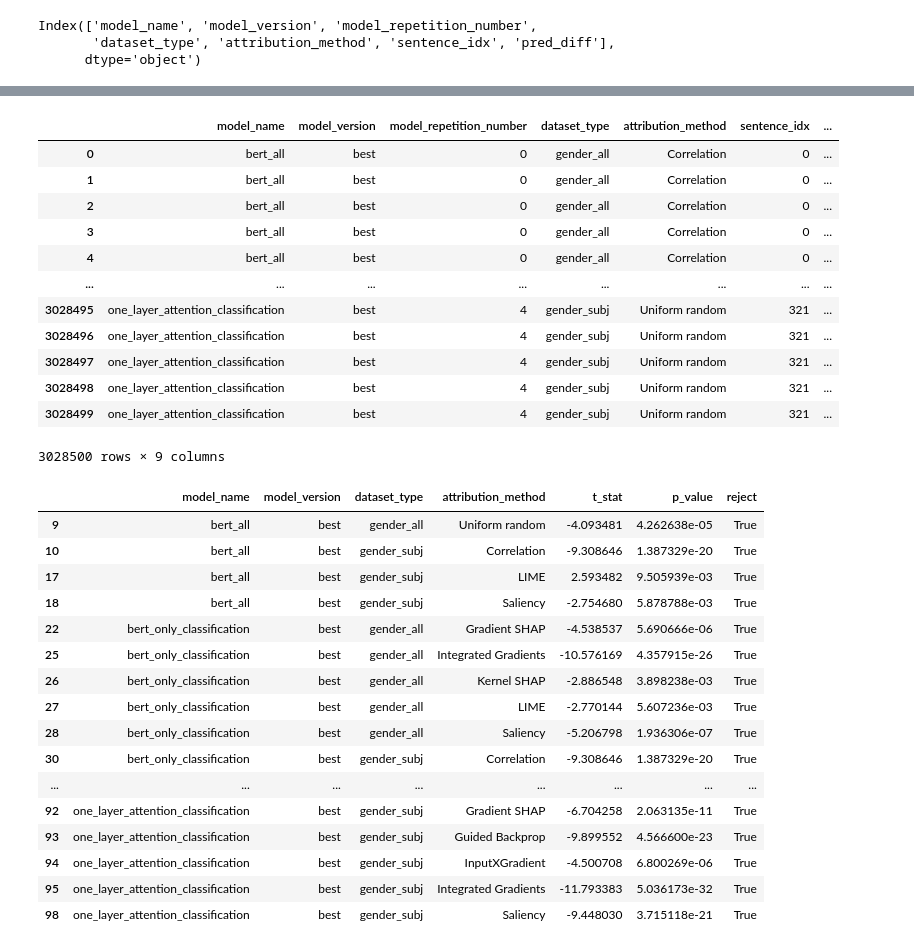
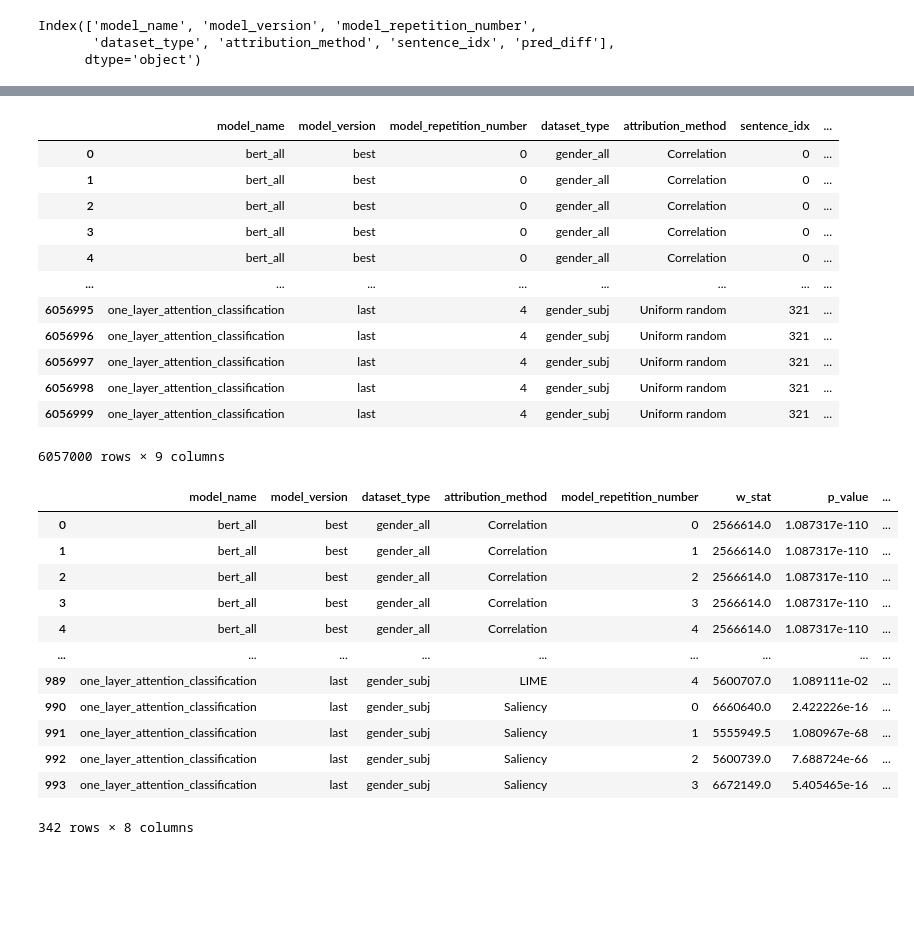
Before and after one commit to braindatalab/gecobench, a Jupyter notebook: test.ipynb, the cells around one changed output, grey strips where cells are left out. Saved outputs shown, nothing was run; the diff lists cells and outputs as text; code cells hidden in the pictures; blank space fills up the shorter version.

Commit message:
add wilcoxon test

```diff
--- a/test.ipynb
+++ b/test.ipynb
@@ -6,14 +6,12 @@ from evaluation.main import load_xai_results
 from utils import load_json_file
 import pandas as pd
 
-config_path = "/media/hjal/Samsung_T5/artifacts/xai-nlp-benchmark-2024-03-30-00-00-46/configs/sentiment_imdb_project_config.json"
+config_path = "/home/hjall/work/qai/xai/xai-nlp-benchmark/artifacts/xai-nlp-benchmark-2024-04-23-21-20-02/configs/sentiment_project_config.json"
 config = load_json_file(config_path)
 # %%
 xai_results = load_xai_results(config)
 # %%
-
 df = pd.DataFrame(xai_results)
-df["model_version"] = "best"
 df
 # %% [output]
 |  | model_name | model_version | model_repetition_number | dataset_type | target | attribution_method | sentence | ... |
@@ -183,61 +194,68 @@ attribution_diffs_df
 | 3 | bert_all | best | 0 | gender_all | Correlation | 0 | ... |
 | 4 | bert_all | best | 0 | gender_all | Correlation | 0 | ... |
 | ... | ... | ... | ... | ... | ... | ... | ... |
-| 3028495 | one_layer_attention_classification | best | 4 | gender_subj | Uniform random | 321 | ... |
-| 3028496 | one_layer_attention_classification | best | 4 | gender_subj | Uniform random | 321 | ... |
-| 3028497 | one_layer_attention_classification | best | 4 | gender_subj | Uniform random | 321 | ... |
-| 3028498 | one_layer_attention_classification | best | 4 | gender_subj | Uniform random | 321 | ... |
-| 3028499 | one_layer_attention_classification | best | 4 | gender_subj | Uniform random | 321 | ... |
+| 6056995 | one_layer_attention_classification | last | 4 | gender_subj | Uniform random | 321 | ... |
+| 6056996 | one_layer_attention_classification | last | 4 | gender_subj | Uniform random | 321 | ... |
+| 6056997 | one_layer_attention_classification | last | 4 | gender_subj | Uniform random | 321 | ... |
+| 6056998 | one_layer_attention_classification | last | 4 | gender_subj | Uniform random | 321 | ... |
+| 6056999 | one_layer_attention_classification | last | 4 | gender_subj | Uniform random | 321 | ... |
-3028500 rows × 9 columns
+6057000 rows × 9 columns
 # %%
 group_by = [
     'model_name',
     'model_version',
     'dataset_type',
     'attribution_method',
+	'model_repetition_number'
 ]
 
 cur_df = attribution_diffs_df
 # cur_df = attribution_diffs_gt_df
 cur_df = attribution_diffs_not_gt_df
 
 results = []
 for keys, group in cur_df.groupby(group_by):
     info = {key: value for key, value in zip(group_by, keys)}
     diff = group["attribution_diff"].values
 
-    mu = 0
-    t_stat, p_value = stats.ttest_1samp(diff, mu)
-
     alpha = 0.05
 
-    results.append(
-        {
-            **info,
-            "t_stat": t_stat,
-            "p_value": p_value,
-            "reject": p_value < alpha,
-        }
-    )
+    if test == "ttest":
+        mu = 0
+        t_stat, p_value = stats.ttest_1samp(diff, mu)
+        results.append(
+            {
+                **info,
+                "t_stat": t_stat,
+                "p_value": p_value,
+                "reject": p_value < alpha,
+            }
+        )
+    elif test == "wilcoxon":
+        w_stat, p_value = stats.wilcoxon(diff)
+        results.append(
+            {
+                **info,
+                "w_stat": w_stat,
+                "p_value": p_value,
+                "reject": p_value < alpha,
+            }
+        )
 
 results_df = pd.DataFrame(results)
 
 results_df[results_df["reject"]]
 # %% [output]
-|  | model_name | model_version | dataset_type | attribution_method | t_stat | p_value | reject |
-| 9 | bert_all | best | gender_all | Uniform random | -4.093481 | 4.262638e-05 | True |
-| 10 | bert_all | best | gender_subj | Correlation | -9.308646 | 1.387329e-20 | True |
-| 17 | bert_all | best | gender_subj | LIME | 2.593482 | 9.505939e-03 | True |
-| 18 | bert_all | best | gender_subj | Saliency | -2.754680 | 5.878788e-03 | True |
-| 22 | bert_only_classification | best | gender_all | Gradient SHAP | -4.538537 | 5.690666e-06 | True |
-| 25 | bert_only_classification | best | gender_all | Integrated Gradients | -10.576169 | 4.357915e-26 | True |
-| 26 | bert_only_classification | best | gender_all | Kernel SHAP | -2.886548 | 3.898238e-03 | True |
-| 27 | bert_only_classification | best | gender_all | LIME | -2.770144 | 5.607236e-03 | True |
-| 28 | bert_only_classification | best | gender_all | Saliency | -5.206798 | 1.936306e-07 | True |
-| 30 | bert_only_classification | best | gender_subj | Correlation | -9.308646 | 1.387329e-20 | True |
-| ... | ... | ... | ... | ... | ... | ... | ... |
-| 92 | one_layer_attention_classification | best | gender_subj | Gradient SHAP | -6.704258 | 2.063135e-11 | True |
-| 93 | one_layer_attention_classification | best | gender_subj | Guided Backprop | -9.899552 | 4.566600e-23 | True |
-| 94 | one_layer_attention_classification | best | gender_subj | InputXGradient | -4.500708 | 6.800269e-06 | True |
-| 95 | one_layer_attention_classification | best | gender_subj | Integrated Gradients | -11.793383 | 5.036173e-32 | True |
-| 98 | one_layer_attention_classification | best | gender_subj | Saliency | -9.448030 | 3.715118e-21 | True |
+|  | model_name | model_version | dataset_type | attribution_method | model_repetition_number | w_stat | p_value | ... |
+| 0 | bert_all | best | gender_all | Correlation | 0 | 2566614.0 | 1.087317e-110 | ... |
+| 1 | bert_all | best | gender_all | Correlation | 1 | 2566614.0 | 1.087317e-110 | ... |
+| 2 | bert_all | best | gender_all | Correlation | 2 | 2566614.0 | 1.087317e-110 | ... |
+| 3 | bert_all | best | gender_all | Correlation | 3 | 2566614.0 | 1.087317e-110 | ... |
+| 4 | bert_all | best | gender_all | Correlation | 4 | 2566614.0 | 1.087317e-110 | ... |
+| ... | ... | ... | ... | ... | ... | ... | ... | ... |
+| 989 | one_layer_attention_classification | last | gender_subj | LIME | 4 | 5600707.0 | 1.089111e-02 | ... |
+| 990 | one_layer_attention_classification | last | gender_subj | Saliency | 0 | 6660640.0 | 2.422226e-16 | ... |
+| 991 | one_layer_attention_classification | last | gender_subj | Saliency | 1 | 5555949.5 | 1.080967e-68 | ... |
+| 992 | one_layer_attention_classification | last | gender_subj | Saliency | 2 | 5600739.0 | 7.688724e-66 | ... |
+| 993 | one_layer_attention_classification | last | gender_subj | Saliency | 3 | 6672149.0 | 5.405465e-16 | ... |
+342 rows × 8 columns
```
Also changed, not shown: parts of 4 cells of this notebook.
